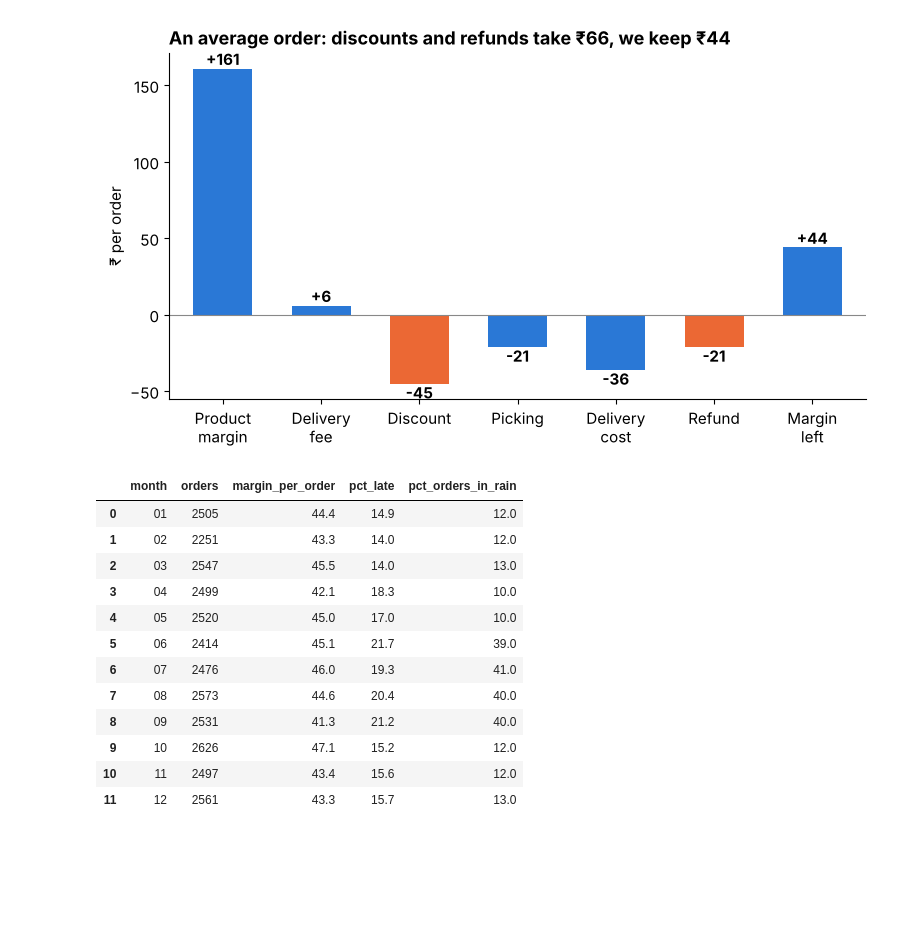
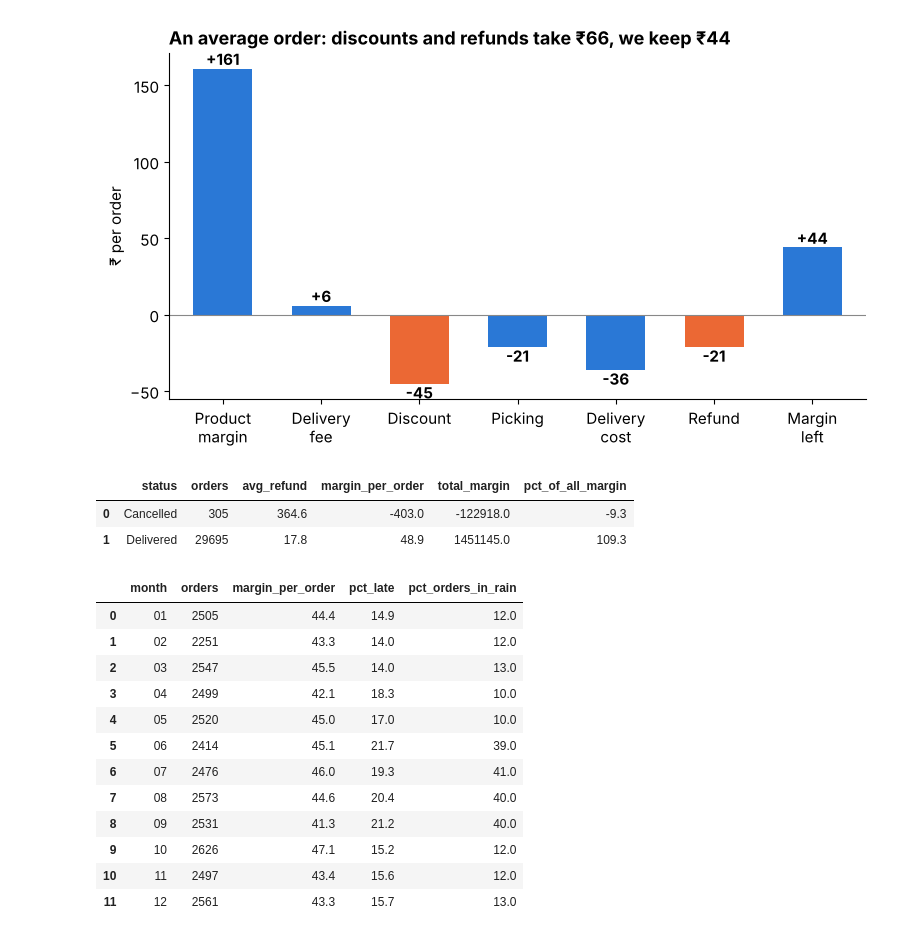
Before and after one commit to Aritra-20/swiftbasket-profitable-growth, a Jupyter notebook: notebooks/swiftbasket_analysis.ipynb, the cells around one changed output. Saved outputs shown, nothing was run; the diff lists cells and outputs as text; code cells hidden in the pictures; blank space fills up the shorter version.

```diff
--- a/notebooks/swiftbasket_analysis.ipynb
+++ b/notebooks/swiftbasket_analysis.ipynb
@@ -188,6 +188,22 @@ bar_chart(steps, "item", "inr", "An average order: discounts and refunds take
           "₹ per order", highlight=[2, 5], fmt="{:+.0f}", fname="1_where_the_money_goes")
 # %% [output]
 [figure]
+# %%
+df = run("""
+SELECT CASE WHEN cancelled_flag = 1 THEN 'Cancelled' ELSE 'Delivered' END AS status,
+       COUNT(*)                                 AS orders,
+       ROUND(AVG(refund_inr), 1)                AS avg_refund,
+       ROUND(AVG(contribution_margin_inr), 1)   AS margin_per_order,
+       ROUND(SUM(contribution_margin_inr), 0)   AS total_margin,
+       ROUND(100.0 * SUM(contribution_margin_inr) / (SELECT SUM(contribution_margin_inr) FROM orders), 1) AS pct_of_all_margin
+FROM orders
+GROUP BY status
+""")
+df
+# %% [output]
+|  | status | orders | avg_refund | margin_per_order | total_margin | pct_of_all_margin |
+| 0 | Cancelled | 305 | 364.6 | -403.0 | -122918.0 | -9.3 |
+| 1 | Delivered | 29695 | 17.8 | 48.9 | 1451145.0 | 109.3 |
 # %%
 monthly = run("""
 SELECT strftime('%m', order_timestamp)          AS month,
```
Also changed, not shown: parts of 3 cells of this notebook, 5 other files.
